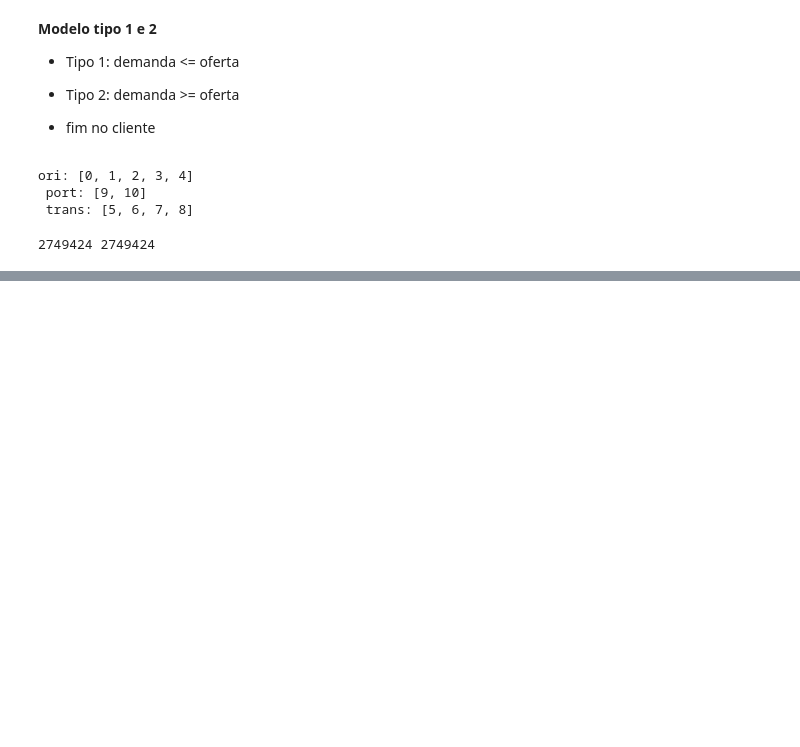
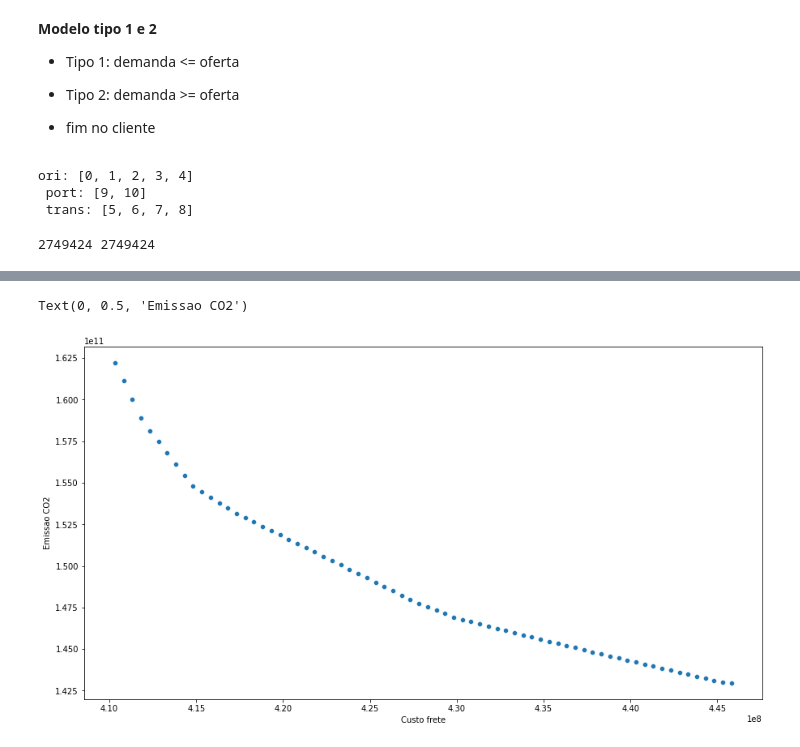
Before and after one commit to LucasGabriel-CP/CoisasIC, a Jupyter notebook: exact_models/teste_jucelina.ipynb, the cells around one changed output, grey strips where cells are left out. Cells and saved outputs as stored; diff of their text form; code cells hidden in the pictures; blank space fills up the shorter version.

```diff
--- a/exact_models/teste_jucelina.ipynb
+++ b/exact_models/teste_jucelina.ipynb
@@ -172,6 +204,8 @@ for j in M:
     m.addConstr(
         gp.quicksum(X[j, o] for o in O) == (gp.quicksum(X[i, j] for i in N) + gp.quicksum(X[k, j] for k in K))
     )
+# %%
+m.update()
 # %%
 rest = m.addConstrs(
     gp.quicksum(X[i, j] for i in N) >= 0 for j in M
@@ -186,3 +220,5 @@ rest = m.addConstrs(
 )
 # %%
 m.Params.Method = -1
+# %%
+vals = []
@@ -210,0 +252,25 @@ Optimal objective  4.103238758e+08
+# %%
+# Executa o modelo
+cnt = 0
+m.params.ObjNumber = 1
+last = m.ObjNVal
+m.params.ObjNumber = 0
+while m.Status == gp.GRB.OPTIMAL:
+    cnt += 1
+    obj1 = m.ObjNVal
+    m.params.ObjNumber = 1
+    obj2 = m.ObjNVal
+    m.params.ObjNumber = 0
+    if obj2 - last > 1e-6: break
+    last = obj2
+    vals.append([obj1, obj2])
+    m.addConstr(
+        (gp.quicksum((X[i, j] * cost[i, j]) for i in N for j in M) + \
+        gp.quicksum((X[i, k] * cost[i, k]) for i in N for k in K) + \
+        gp.quicksum((X[k, j] * cost[k, j]) for j in M for k in K)) >= obj1 + 5e5,
+        "restri_pareto"
+    )
+    m.update()
+    m.optimize()
+    restricao_a_remover = m.getConstrByName("restri_pareto")
+    m.remove(restricao_a_remover)
@@ -215,0 +331,13 @@ cap_dem = 410323875.76000011
+# %%
+x = np.zeros(len(vals))
+y = np.zeros(len(vals))
+for i in range(len(vals)):
+    x[i], y[i] = vals[i][0]
+# %%
+plt.figure(figsize=(15,8))
+ax = sns.scatterplot(x=x, y=y)
+ax.set_xlabel('Custo frete')
+ax.set_ylabel('Emissao CO2')
+# %% [output]
+Text(0, 0.5, 'Emissao CO2')
+[figure, added]
```
Also changed, not shown: parts of 12 cells of this notebook, 1 other file.
